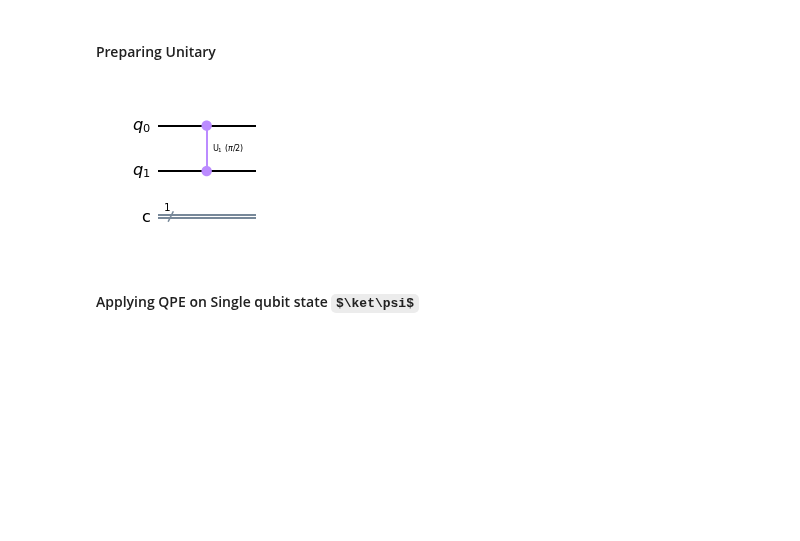
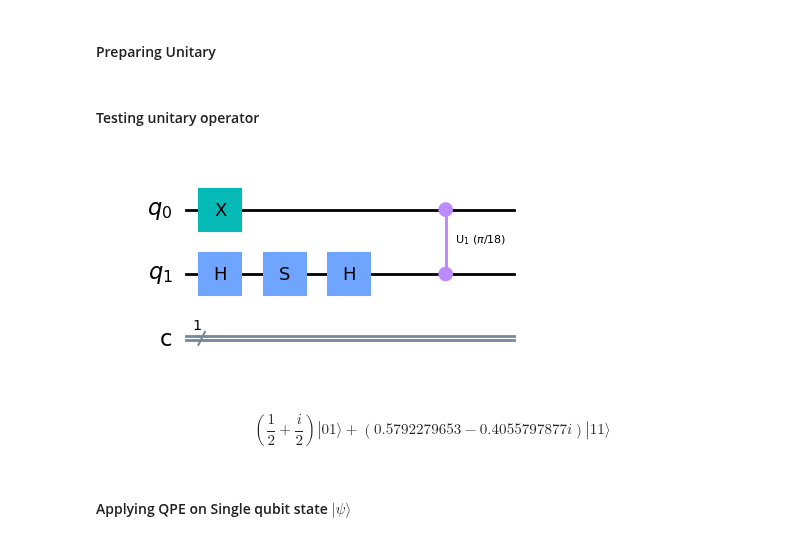
Before and after one commit to arque1393/QuantumLearning, a Jupyter notebook: QuantumAlgorithm/Shor's Algorithm.ipynb, the cells around one changed output. Saved outputs shown, nothing was run; the diff lists cells and outputs as text; code cells hidden in the pictures; some formulas as TeX source; blank space fills up the shorter version.

```diff
--- a/QuantumAlgorithm/Shor's Algorithm.ipynb
+++ b/QuantumAlgorithm/Shor's Algorithm.ipynb
@@ -92,18 +97,30 @@ counts_probablity({'0': 75207, '1': 24793})
 #### Preparing Unitary
 # %%
 from qiskit.circuit.library import CU1Gate
-phase = np.deg2rad(90)
+phase = np.deg2rad(10)
 cu1 = CU1Gate(phase)
+# %% [markdown]
+#### Testing unitary operator
 # %%
 # Creating Statevector Simulator for testing Unitary
 from qiskit import Aer
 Aer.backends()
 sv_sim = Aer.get_backend('statevector_simulator')
 # %%
+
 test_circuit = q.QuantumCircuit(2,1)
+test_circuit.x(0)
+test_circuit.h(1)
+test_circuit.s(1)
+test_circuit.h(1)
 test_circuit.append(cu1,[0,1])
-test_circuit.draw('mpl')
+disp(test_circuit.draw('mpl'))
+
+
+result=q.execute(test_circuit,backend=sv_sim).result()
+result.get_statevector().draw('latex')
 # %% [output]
-[figure, old version]
+[figure, new version]
+$$(\frac{1}{2} + \frac{i}{2}) |01\rangle+(0.5792279653 - 0.4055797877 i) |11\rangle$$
 # %% [markdown]
-#### Applying QPE on Single qubit state $\ket\psi$
+#### Applying QPE on Single qubit state $|\psi\rangle$
```
Also changed, not shown: parts of 16 cells of this notebook.
